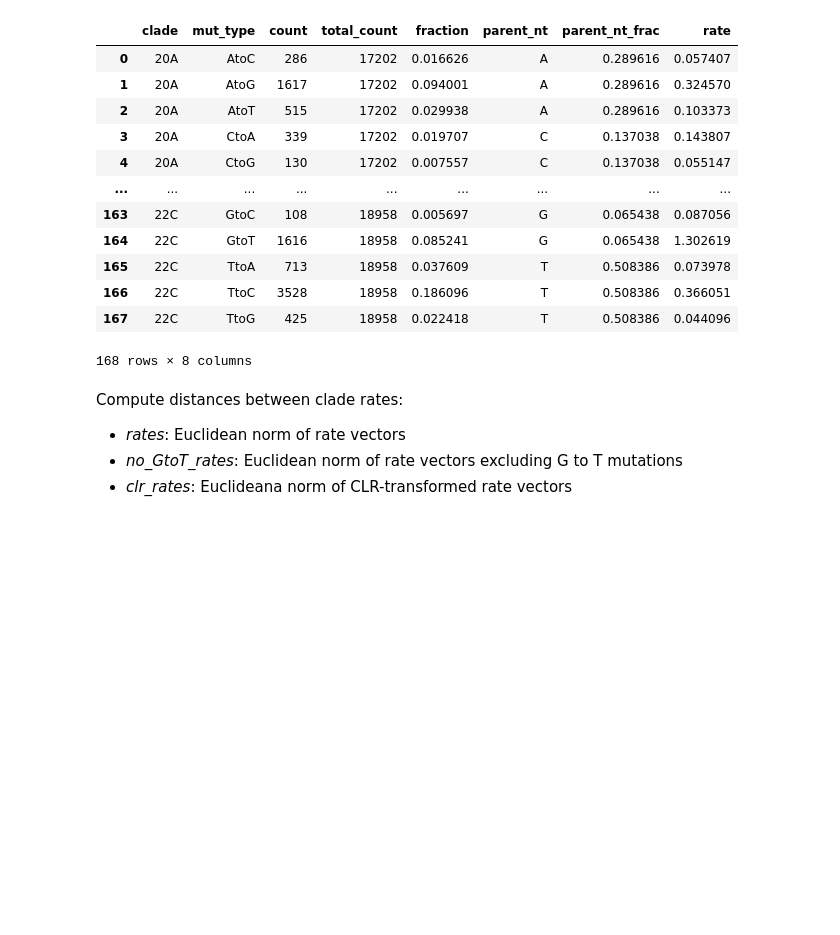
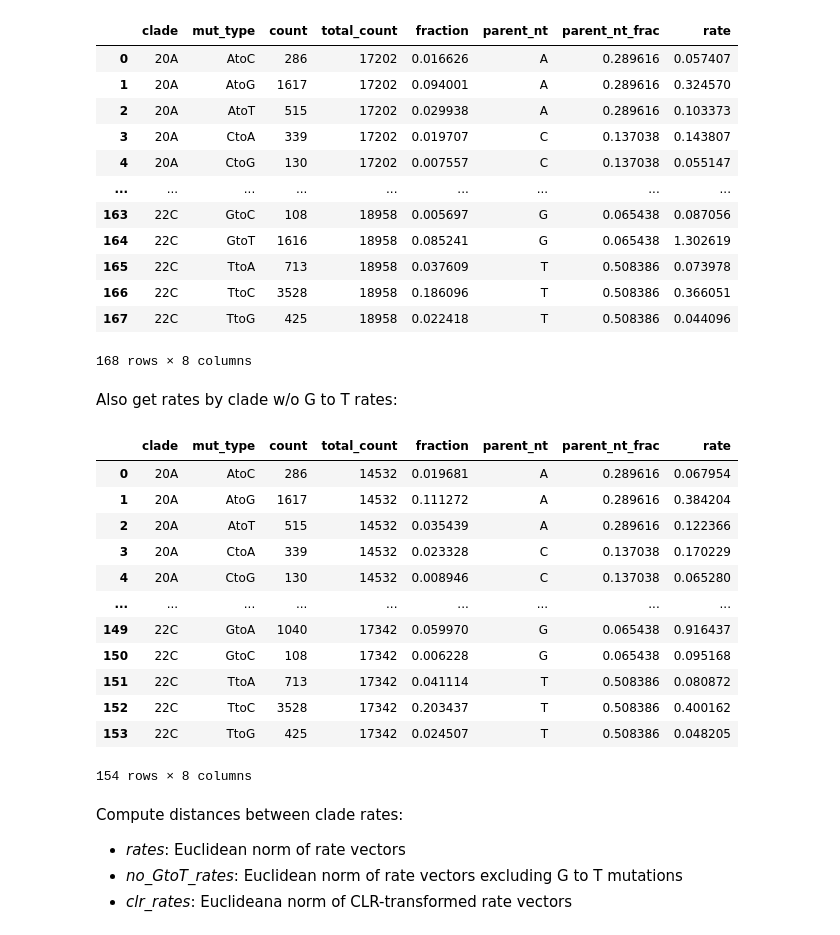
Before and after one commit to jbloomlab/SARS2-mut-spectrum, a Jupyter notebook: notebooks/synonymous_mut_rates.ipynb, the cells around one changed output. Cells and saved outputs as stored; diff of their text form; code cells hidden in the pictures; blank space fills up the shorter version.

```diff
--- a/notebooks/synonymous_mut_rates.ipynb
+++ b/notebooks/synonymous_mut_rates.ipynb
@@ -707,6 +707,49 @@ Writing rates to ../results/synonymous_mut_rates/rates_by_clade.csv
 | 166 | 22C | TtoC | 3528 | 18958 | 0.186096 | T | 0.508386 | 0.366051 |
 | 167 | 22C | TtoG | 425 | 18958 | 0.022418 | T | 0.508386 | 0.044096 |
 168 rows × 8 columns
+# %% [markdown]
+Also get rates by clade w/o G to T rates:
+# %%
+rates_by_clade_noGT = (
+    pd.concat(
+        [
+            mut_type_counts.query("subset == 'all'").query("partition == 'all'")[
+                ["clade", "mut_type", "count"]
+            ].assign(exclude_top_mutations="no"),
+            mut_type_counts_exclude_top.assign(exclude_top_mutations="yes"),
+        ]
+    )
+    .query("mut_type != 'GtoT'")
+    .assign(
+        total_count=lambda x: x.groupby(["clade", "exclude_top_mutations"])["count"].transform("sum"),
+        fraction=lambda x: x["count"] / x["total_count"],
+        parent_nt=lambda x: x["mut_type"].str[0],
+    )    .query("total_count >= @synonymous_spectra_min_counts")
+    .merge(
+        parent_composition[["clade", "nt", "parent_nt_frac"]].rename(columns={"nt": "parent_nt"}),
+        how="left",
+        validate="many_to_one",
+    )
+    .assign(rate=lambda x: x["fraction"] / x["parent_nt_frac"])
+    .query("exclude_top_mutations == 'no'")
+    .drop(columns="exclude_top_mutations")
+)
+
+rates_by_clade_noGT
+# %% [output]
+|  | clade | mut_type | count | total_count | fraction | parent_nt | parent_nt_frac | rate |
+| 0 | 20A | AtoC | 286 | 14532 | 0.019681 | A | 0.289616 | 0.067954 |
+| 1 | 20A | AtoG | 1617 | 14532 | 0.111272 | A | 0.289616 | 0.384204 |
+| 2 | 20A | AtoT | 515 | 14532 | 0.035439 | A | 0.289616 | 0.122366 |
+| 3 | 20A | CtoA | 339 | 14532 | 0.023328 | C | 0.137038 | 0.170229 |
+| 4 | 20A | CtoG | 130 | 14532 | 0.008946 | C | 0.137038 | 0.065280 |
+| ... | ... | ... | ... | ... | ... | ... | ... | ... |
+| 149 | 22C | GtoA | 1040 | 17342 | 0.059970 | G | 0.065438 | 0.916437 |
+| 150 | 22C | GtoC | 108 | 17342 | 0.006228 | G | 0.065438 | 0.095168 |
+| 151 | 22C | TtoA | 713 | 17342 | 0.041114 | T | 0.508386 | 0.080872 |
+| 152 | 22C | TtoC | 3528 | 17342 | 0.203437 | T | 0.508386 | 0.400162 |
+| 153 | 22C | TtoG | 425 | 17342 | 0.024507 | T | 0.508386 | 0.048205 |
+154 rows × 8 columns
 # %% [markdown]
 Compute distances between clade rates:
  - *rates*: Euclidean norm of rate vectors
```
Also changed, not shown: parts of 2 cells of this notebook, 4 other files.
